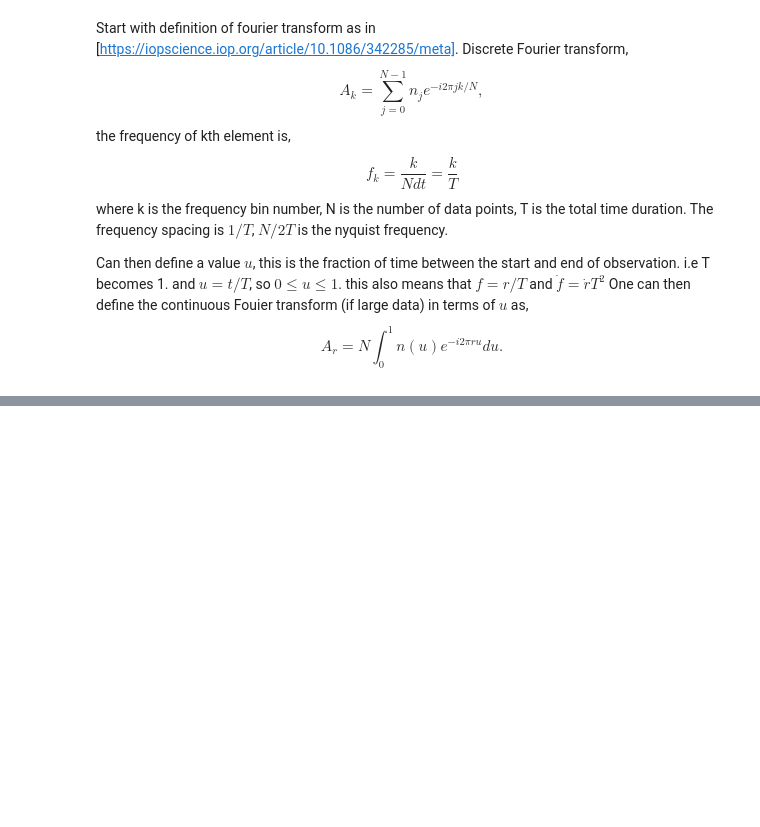
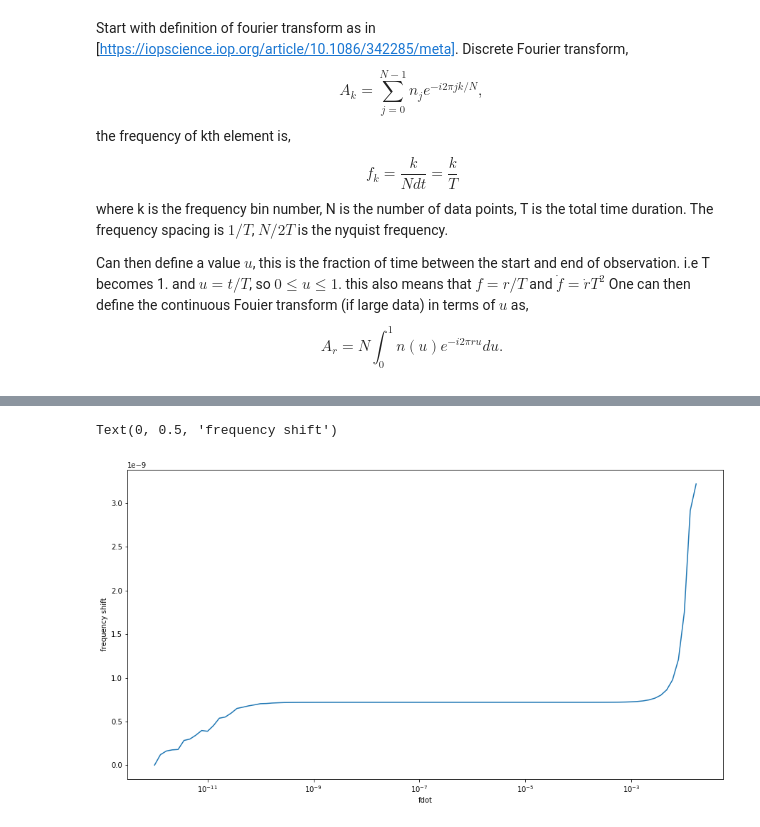
Before and after one commit to jcbayley/phd_thesis, a Jupyter notebook: AppendixA/SNR_injections.ipynb, the cells around one changed output, grey strips where cells are left out. Saved outputs shown, nothing was run; the diff lists cells and outputs as text; code cells hidden in the pictures; blank space fills up the shorter version.

```diff
--- a/AppendixA/SNR_injections.ipynb
+++ b/AppendixA/SNR_injections.ipynb
@@ -439,0 +451,33 @@ ax.axvline(maxfreqpws)
+# %%
+fdots = np.logspace(-1,-12,100)
+fdot_diff = np.zeros(len(fdots))
+for i,fdot in enumerate(fdots):
+
+    nt = np.cos(2*np.pi*(f*t + fdot*t*t/2.))
+    padnt = np.append(nt,np.zeros(900000))
+    nf = np.abs(np.fft.rfft(padnt))**2
+    frs = np.fft.rfftfreq(len(padnt),dt)
+
+    diff = frs[1] - frs[0]
+    stbin,enbin = int((f - 0.4)*1./diff),int((f + 0.4)*1./diff)
+
+    pws = fresnel_power(frs,f,tlen,fdot)*datalen*datalen/4
+
+    maxfreqnf  = frs[stbin:enbin][np.argmax(nf[stbin:enbin])]
+    maxfreqpws = frs[stbin:enbin][np.argmax(pws[stbin:enbin])]
+
+    guess = [maxfreqnf - maxfreqnf]
+
+    fitfunc = lambda x, fdiff: fresnel_power(frs,f+ fdiff,tlen,fdot)*datalen*datalen/4
+    par, val = curve_fit(fitfunc,frs,nf,p0=[0])
+
+    fdot_diff[i] = par
+# %%
+fig, ax = plt.subplots(figsize = (15,8))
+ax.plot(fdots[7:],fdot_diff[7:])
+ax.set_xscale("log")
+ax.set_xlabel("fdot")
+ax.set_ylabel("frequency shift")
+# %% [output]
+Text(0, 0.5, 'frequency shift')
+[figure, added]
```
Also changed, not shown: parts of 14 cells of this notebook, 12 other files.
